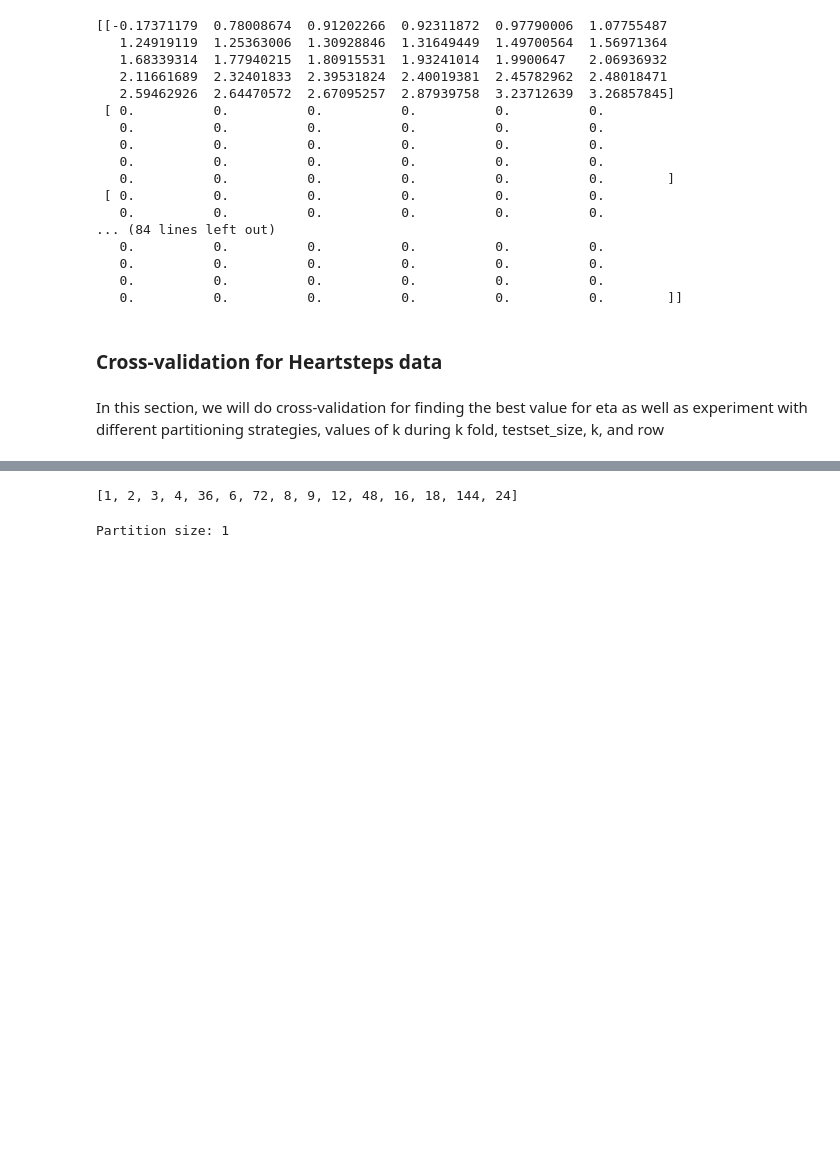
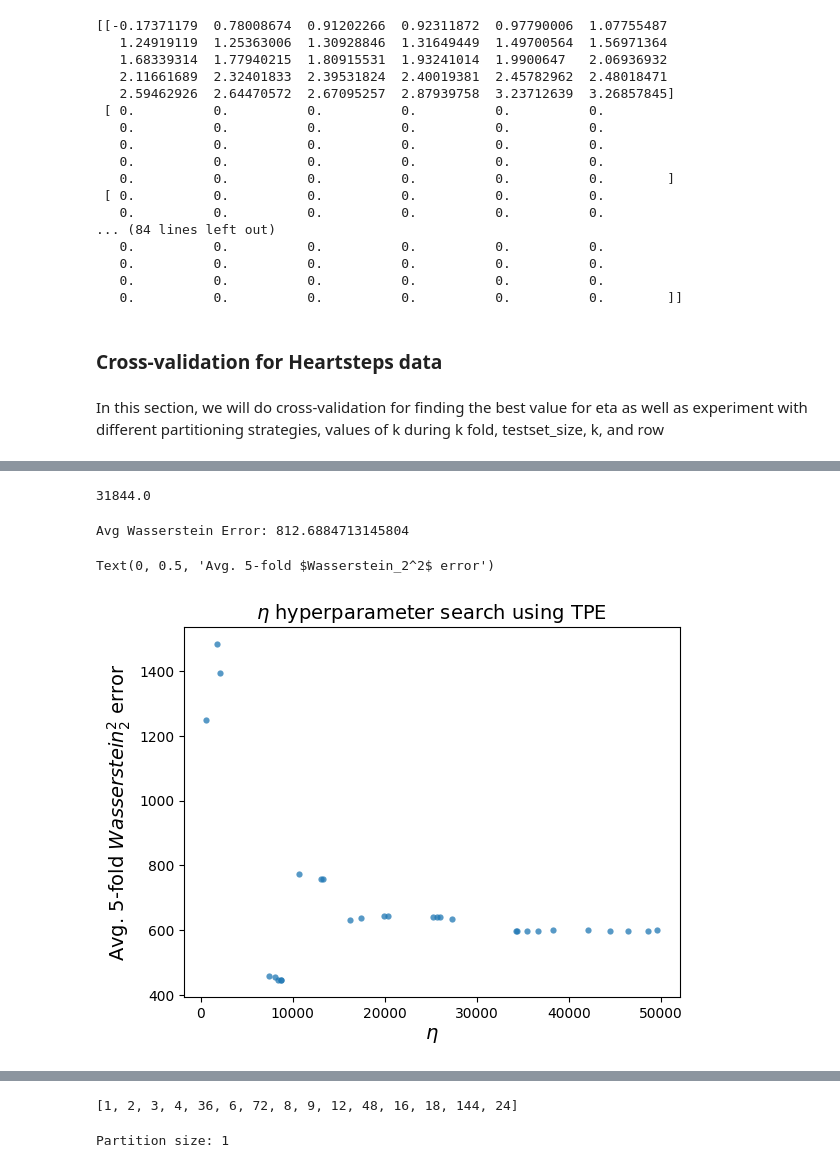
Before and after one commit to calebchin/Heartsteps-DNN, a Jupyter notebook: distributionalnn_heartsteps.ipynb, the cells around one changed output, grey strips where cells are left out. Saved outputs shown, nothing was run; the diff lists cells and outputs as text; code cells hidden in the pictures; blank space fills up the shorter version.

Commit message:
Begin results for Wasserstein row estimation

```diff
--- a/distributionalnn_heartsteps.ipynb
+++ b/distributionalnn_heartsteps.ipynb
@@ -1546,14 +1662,13 @@ def cross_validate_row_dnn(Z, M, i, k, eta, estimate, error_metric, negate_mask
 # %%
 from hyperopt import hp, tpe, fmin
 
-def search_eta(data_table, mask, k, est_func, metric, negate_mask = False):
+def search_eta_simple(data_table, mask, k, col_dists, est_func, metric, negate_mask = False):
     """
     Search for an optimal eta using cross validation on
     the observed data.
     """
     def obj(eta):
-    #     return evaluate_eta(data_table, mask, k, eta)
-        return cross_validate_row_dnn(data_table, mask, 0, k, eta, est_func, error_metric = metric, negate_mask = negate_mask)
+        return cross_validate_row_dnn(data_table, mask, 0, k, eta, col_dists, est_func, error_metric = metric, negate_mask = negate_mask)
 
     best_eta = fmin(fn=obj, verbose = False, space=hp.uniform('eta', 0.0001, 10.0), algo=tpe.suggest, max_evals=30)
     return best_eta['eta']
@@ -1581,7 +1696,7 @@ for i, j in product(range(M), range(N)):
 mask = np.ones((M,N)).astype(int)
 mask[0,0] = 0
 
-eta = search_eta(data_table, mask, 1, wasserstein2_est_unit_fast, 'wasserstein2')
+eta = search_eta_simple(data_table, mask, 1, est_func = wasserstein2_est_unit_fast, metric = 'wasserstein2')
 
 x = np.nonzero(mask[0] == 0)[0]
 est_dist = wasserstein2_est_unit_fast(data_table, mask, 0, x, eta)[0]
@@ -1694,0 +1943,19 @@ def test_w2_cv_heartsteps(M_hs, A_hs, testset_size, k, row, negate_mask = False)
+# %%
+np.nansum(M_hs_40[33])
+# %% [output]
+31844.0
+# %%
+err, trials = test_w2_hs_end(M_hs_40, A_hs_40, testset_size = 0.4, k = 10, row = 33)
+# %% [output]
+Avg Wasserstein Error: 812.6884713145804
+# %%
+f, ax = plt.subplots(1)
+xs = [t['misc']['vals']['eta'] for t in trials.trials]
+ys = [t['result']['loss'] for t in trials.trials]
+ax.scatter(xs, ys, s=20, linewidth=0.01, alpha=0.75)
+ax.set_title('$\eta$ hyperparameter search using TPE', fontsize=14)
+ax.set_xlabel('$\eta$', fontsize=14)
+ax.set_ylabel('Avg. 5-fold $Wasserstein_2^2$ error', fontsize=14)
+# %% [output]
+Text(0, 0.5, 'Avg. 5-fold $Wasserstein_2^2$ error')
+[figure, added]
```
Also changed, not shown: parts of 19 cells of this notebook.
